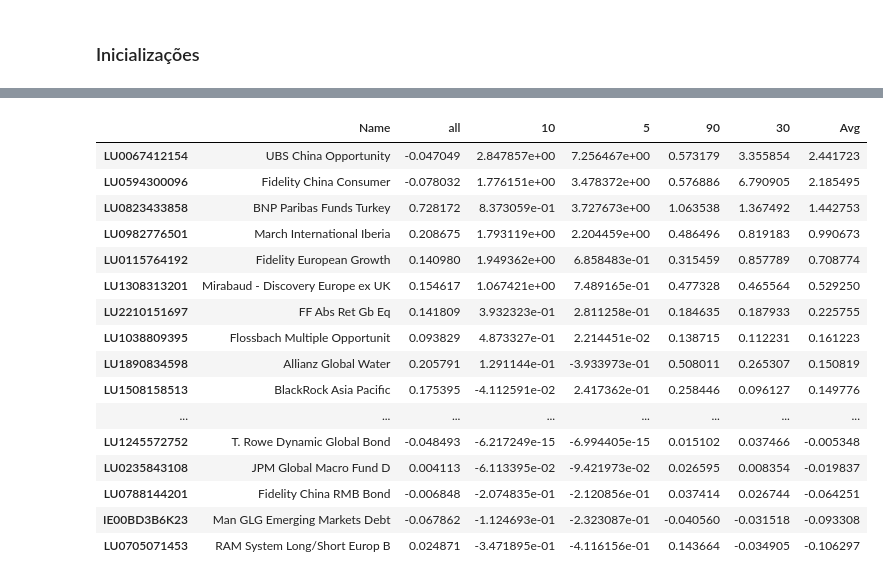
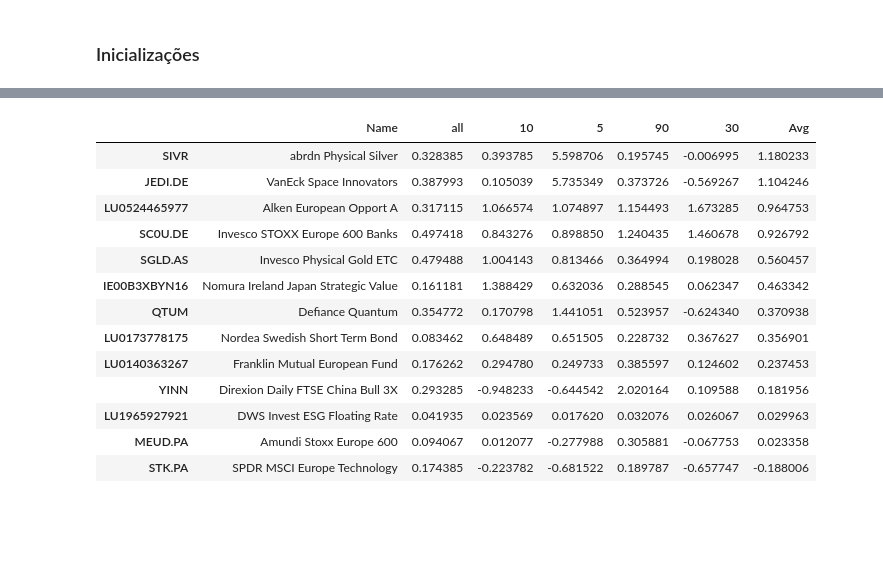
Before and after one commit to mario-s-duarte/funds-1, a Jupyter notebook: fundos_portofolio.ipynb, the cells around one changed output, grey strips where cells are left out. Saved outputs shown, nothing was run; the diff lists cells and outputs as text; code cells hidden in the pictures; blank space fills up the shorter version.

```diff
--- a/fundos_portofolio.ipynb
+++ b/fundos_portofolio.ipynb
@@ -104,0 +16,4 @@ df
+# %%
+df_portofolio, df_quotes, _, _ = utils.load_data()
+df_quotes = df_quotes.bfill()
+df_quotes
@@ -156,4 +79,2 @@ df_portofolio['Amount EUR'].sum()
-# %%
-df_portofolio = df_portofolio[df_portofolio.index != "LU0122613903"]
 # %%
 plt.figure(figsize=(12,8))
@@ -198,12 +101,12 @@ Start Date: 2024-02-15
 # %%
 # Select Funds
-fund_filter = df_all.columns
+fund_filter = df_portofolio.index
 #fund_filter = []
 
-print('Start Date:',df_all.index[start])
-df_all_tmp = df_all.interpolate().bfill().ffill().apply(lambda x: x/x.iloc[start], axis=0)[fund_filter]
-df_all_tmp = df_all_tmp.sort_values(by=df_all_tmp.index[finish],axis=1,ascending=False).rename(columns=code2name_dict)
-ax = df_all_tmp.iloc[finish:start+1].plot(figsize=(15,8),grid=True)
+print('Start Date:',df_quotes.index[start])
+df_tmp = df_quotes[fund_filter].apply(lambda x: x/x.iloc[start], axis=0)
+df_tmp = df_tmp.sort_values(by=df_tmp.index[finish],axis=1,ascending=False).rename(columns=code2name_dict)
+ax = df_tmp.iloc[finish:start+1].plot(figsize=(15,8),grid=True)
 ax.legend(loc='upper left')
 ax
 # %% [output]
@@ -215,9 +118,9 @@ Start Date: 2024-02-15
 df_portofolio_tmp = df_portofolio.copy()
 start =15
 finish = 0
-print('Start Date:',df_all.index[start])
-df_portofolio_tmp['Growth'] = df_all.bfill().ffill().apply(lambda x: x.iloc[finish]/x.iloc[start]-1)
-df_portofolio_tmp['Racio'] = df_portofolio_tmp['Growth']/df_portofolio_tmp['STD']
+print('Start Date:',df_quotes.index[start])
+df_portofolio_tmp['Growth'] = df_quotes.apply(lambda x: x.iloc[finish]/x.iloc[start]-1)
+df_portofolio_tmp['Racio'] = (df_portofolio_tmp['Growth']-0.00175)/df_portofolio_tmp['STD']
 # Save Portfoloio
 # df_portofolio_tmp.sort_values(by=['Nome'],ascending=True)
 df_portofolio_tmp.sort_values(by=['Racio'],ascending=False) #.to_csv("portfolio_data.csv",sep=",")
@@ -256,65 +156,62 @@ Start Date: 2024-04-26
 # %%
+
 from pypfopt.expected_returns import mean_historical_return
 from pypfopt.risk_models import CovarianceShrinkage
 from pypfopt.efficient_frontier import EfficientFrontier
 
-if 'LU0122613903' in dict_df:
-    del dict_df['LU0122613903']
+#if 'LU0122613903' in dict_df:
+#    del dict_df['LU0122613903']
 
 # Create the DataFrame from the Dictionary of Dataframes, removing rows with null values
-df_all = pd.concat([dict_df[f_name][['Close']].rename(columns={'Close':f_name}) for f_name in dict_df.keys()],axis=1).sort_index(ascending=False)
-df = df_all #.dropna()
+#df_all = pd.concat([dict_df[f_name][['Close']].rename(columns={'Close':f_name}) for f_name in dict_df.keys()],axis=1).sort_index(ascending=False)
+#df = df_all #.dropna()
 
 # print(df.index)
 
-mu = mean_historical_return(df.sort_index())
-S = CovarianceShrinkage(df).ledoit_wolf()
+mu = mean_historical_return(df_quotes[fund_filter].sort_index())
+S = CovarianceShrinkage(df_quotes[fund_filter]).ledoit_wolf()
 ef = EfficientFrontier(mu, S)
 weights = ef.max_sharpe()
 cleaned_weights = ef.clean_weights()
 df_mu = pd.DataFrame(data = {'Name':df_portofolio['Nome'],'all':list(mu)}, index=list(mu.keys()))
 df_w = pd.DataFrame(data = {'Name':df_portofolio['Nome'] ,'all':list(cleaned_weights.values())}, index=list(cleaned_weights.keys()))
 df_pp = pd.DataFrame(data = {'all':list(ef.portfolio_performance())}, index=list(['anual return','volatility','sharpe ratio']))
 mu_coef = {'all':0.3,90:0.3,5:0.15,10:0.15,30:0.10}
 mu_w = mu_coef['all']*mu
 for n in mu_coef.keys()-['all']:
-    mu = mean_historical_return(df[:n].sort_index())
-
+    mu = mean_historical_return(df_quotes[fund_filter][:n].sort_index())
     ef = EfficientFrontier(mu, S)
     weights = ef.max_sharpe()
     cleaned_weights = ef.clean_weights()
     if n == 60:
         mu_w += 0.30*mu
     else:
         mu_w += 0.175*mu
     df_mu[n] = list(mu)
     df_w[n] = list(cleaned_weights.values())
     df_pp[n] = list(ef.portfolio_performance())
 
 
 ef = EfficientFrontier(mu_w, S)
 weights = ef.max_sharpe()
 
 df_w['Avg'] = list(ef.clean_weights().values())
 df_w['Now'] = df_portofolio_tmp['Amount EUR']/df_portofolio_tmp['Amount EUR'].sum()
 df_pp['Avg'] = list(ef.portfolio_performance())
 df_mu['Avg'] = list(mu_w)
 df_mu.sort_values(by="Avg",ascending=False)
 # %% [output]
 |  | Name | all | 10 | 5 | 90 | 30 | Avg |
-| LU0067412154 | UBS China Opportunity | -0.047049 | 2.847857e+00 | 7.256467e+00 | 0.573179 | 3.355854 | 2.441723 |
-| LU0594300096 | Fidelity China Consumer | -0.078032 | 1.776151e+00 | 3.478372e+00 | 0.576886 | 6.790905 | 2.185495 |
-| LU0823433858 | BNP Paribas Funds Turkey | 0.728172 | 8.373059e-01 | 3.727673e+00 | 1.063538 | 1.367492 | 1.442753 |
-| LU0982776501 | March International Iberia | 0.208675 | 1.793119e+00 | 2.204459e+00 | 0.486496 | 0.819183 | 0.990673 |
-| LU0115764192 | Fidelity European Growth | 0.140980 | 1.949362e+00 | 6.858483e-01 | 0.315459 | 0.857789 | 0.708774 |
-| LU1308313201 | Mirabaud - Discovery Europe ex UK | 0.154617 | 1.067421e+00 | 7.489165e-01 | 0.477328 | 0.465564 | 0.529250 |
-| LU2210151697 | FF Abs Ret Gb Eq | 0.141809 | 3.932323e-01 | 2.811258e-01 | 0.184635 | 0.187933 | 0.225755 |
-| LU1038809395 | Flossbach Multiple Opportunit | 0.093829 | 4.873327e-01 | 2.214451e-02 | 0.138715 | 0.112231 | 0.161223 |
-| LU1890834598 | Allianz Global Water | 0.205791 | 1.291144e-01 | -3.933973e-01 | 0.508011 | 0.265307 | 0.150819 |
-| LU1508158513 | BlackRock Asia Pacific | 0.175395 | -4.112591e-02 | 2.417362e-01 | 0.258446 | 0.096127 | 0.149776 |
-| ... | ... | ... | ... | ... | ... | ... | ... |
-| LU1245572752 | T. Rowe Dynamic Global Bond | -0.048493 | -6.217249e-15 | -6.994405e-15 | 0.015102 | 0.037466 | -0.005348 |
-| LU0235843108 | JPM Global Macro Fund D | 0.004113 | -6.113395e-02 | -9.421973e-02 | 0.026595 | 0.008354 | -0.019837 |
-| LU0788144201 | Fidelity China RMB Bond | -0.006848 | -2.074835e-01 | -2.120856e-01 | 0.037414 | 0.026744 | -0.064251 |
-| IE00BD3B6K23 | Man GLG Emerging Markets Debt | -0.067862 | -1.124693e-01 | -2.323087e-01 | -0.040560 | -0.031518 | -0.093308 |
-| LU0705071453 | RAM System Long/Short Europ B | 0.024871 | -3.471895e-01 | -4.116156e-01 | 0.143664 | -0.034905 | -0.106297 |
+| SIVR | abrdn Physical Silver | 0.328385 | 0.393785 | 5.598706 | 0.195745 | -0.006995 | 1.180233 |
+| JEDI.DE | VanEck Space Innovators | 0.387993 | 0.105039 | 5.735349 | 0.373726 | -0.569267 | 1.104246 |
+| LU0524465977 | Alken European Opport A | 0.317115 | 1.066574 | 1.074897 | 1.154493 | 1.673285 | 0.964753 |
+| SC0U.DE | Invesco STOXX Europe 600 Banks | 0.497418 | 0.843276 | 0.898850 | 1.240435 | 1.460678 | 0.926792 |
+| SGLD.AS | Invesco Physical Gold ETC | 0.479488 | 1.004143 | 0.813466 | 0.364994 | 0.198028 | 0.560457 |
+| IE00B3XBYN16 | Nomura Ireland Japan Strategic Value | 0.161181 | 1.388429 | 0.632036 | 0.288545 | 0.062347 | 0.463342 |
+| QTUM | Defiance Quantum | 0.354772 | 0.170798 | 1.441051 | 0.523957 | -0.624340 | 0.370938 |
+| LU0173778175 | Nordea Swedish Short Term Bond | 0.083462 | 0.648489 | 0.651505 | 0.228732 | 0.367627 | 0.356901 |
+| LU0140363267 | Franklin Mutual European Fund | 0.176262 | 0.294780 | 0.249733 | 0.385597 | 0.124602 | 0.237453 |
+| YINN | Direxion Daily FTSE China Bull 3X | 0.293285 | -0.948233 | -0.644542 | 2.020164 | 0.109588 | 0.181956 |
+| LU1965927921 | DWS Invest ESG Floating Rate | 0.041935 | 0.023569 | 0.017620 | 0.032076 | 0.026067 | 0.029963 |
+| MEUD.PA | Amundi Stoxx Europe 600 | 0.094067 | 0.012077 | -0.277988 | 0.305881 | -0.067753 | 0.023358 |
+| STK.PA | SPDR MSCI Europe Technology | 0.174385 | -0.223782 | -0.681522 | 0.189787 | -0.657747 | -0.188006 |
```
Also changed, not shown: parts of 21 cells of this notebook, 18 other files.
